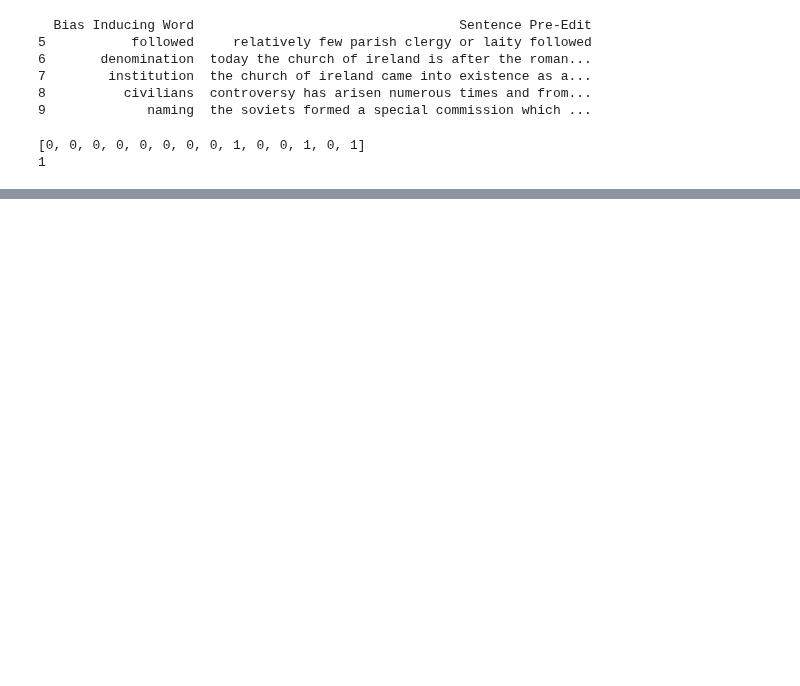
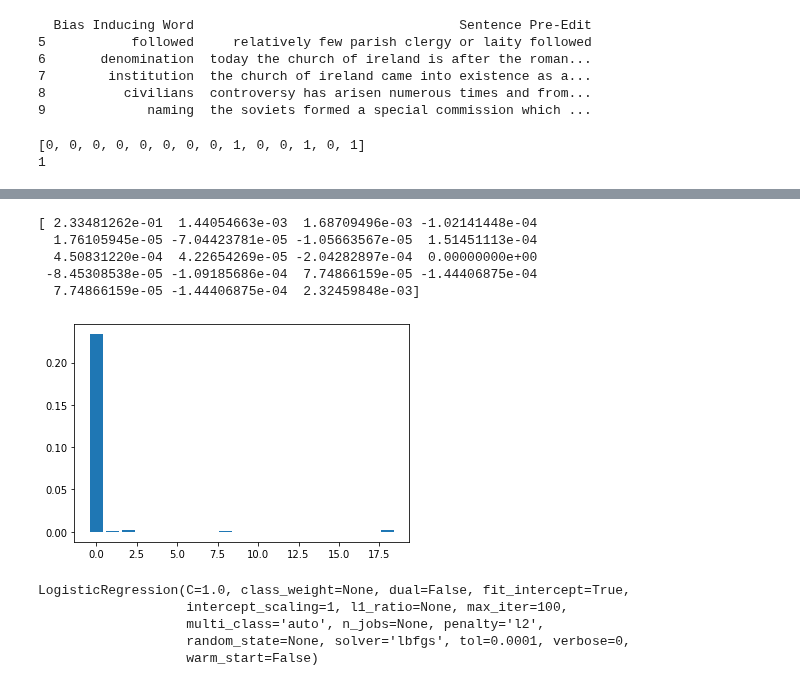
Before and after one commit to cdwyer1bod/LinguisticModels_bias_detection, a Jupyter notebook: Logistic_Model.ipynb, the cells around one changed output, grey strips where cells are left out. Saved outputs shown, nothing was run; the diff lists cells and outputs as text; code cells hidden in the pictures; blank space fills up the shorter version.

```diff
--- a/Logistic_Model.ipynb
+++ b/Logistic_Model.ipynb
@@ -194,3 +239,6 @@ attiribute_matrix_train, result_vector_train = vectorize_df(train, POS_FREQ_DIST
+# %%
+attiribute_matrix_train_re = df_resampled.iloc[:, 0:19].values
+result_vector_train_re = df_resampled['results'].values
 # %%
 def perumutation_feature_selection(attiribute_matrix, result_vector):
     model = LogisticRegression()
@@ -214,3 +253,21 @@ perumutation_feature_selection(attiribute_matrix_train, result_vector_train)
+# %%
+perumutation_feature_selection(attiribute_matrix_train_re, result_vector_train_re)
+# %% [output]
+[ 2.33481262e-01  1.44054663e-03  1.68709496e-03 -1.02141448e-04
+  1.76105945e-05 -7.04423781e-05 -1.05663567e-05  1.51451113e-04
+  4.50831220e-04  4.22654269e-05 -2.04282897e-04  0.00000000e+00
+ -8.45308538e-05 -1.09185686e-04  7.74866159e-05 -1.44406875e-04
+  7.74866159e-05 -1.44406875e-04  2.32459848e-03]
+[figure, added]
+# %%
+model = LogisticRegression()
+model.fit(attiribute_matrix_train_re, result_vector_train_re)
+# %% [output]
+LogisticRegression(C=1.0, class_weight=None, dual=False, fit_intercept=True,
+                   intercept_scaling=1, l1_ratio=None, max_iter=100,
+                   multi_class='auto', n_jobs=None, penalty='l2',
+                   random_state=None, solver='lbfgs', tol=0.0001, verbose=0,
+                   warm_start=False)
 # %%
 model.coef_
 # %% [output]
```
Also changed, not shown: parts of 19 cells of this notebook.
